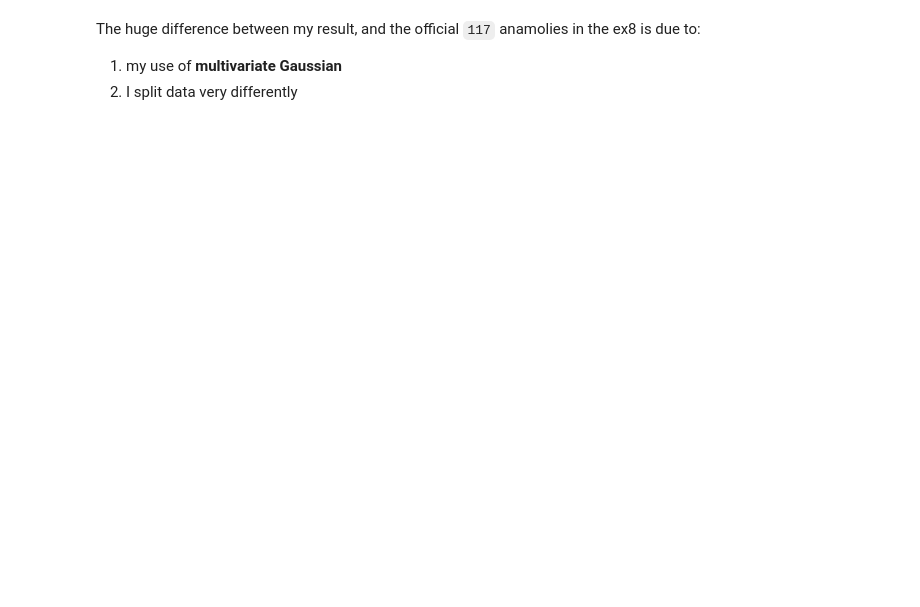
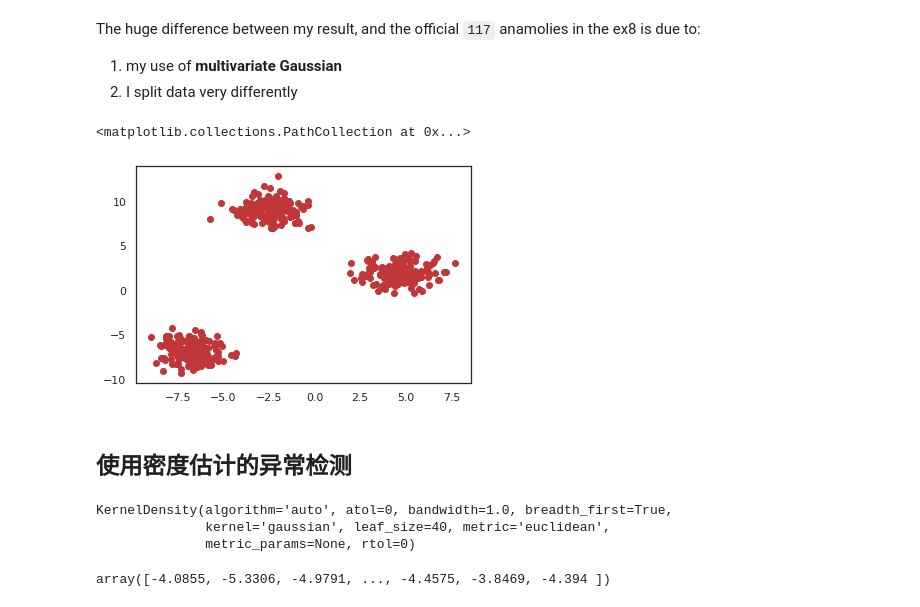
Before and after one commit to Ulysses-WJL/MachineLearning, a Jupyter notebook: 异常检测与推荐系统/1- Anomaly detection.ipynb, the cells around one changed output. Saved outputs shown, nothing was run; the diff lists cells and outputs as text; code cells hidden in the pictures; blank space fills up the shorter version.

```diff
--- a/异常检测与推荐系统/1- Anomaly detection.ipynb
+++ b/异常检测与推荐系统/1- Anomaly detection.ipynb
@@ -309,3 +329,31 @@ find 9 anamolies
 The huge difference between my result, and the official `117` anamolies in the ex8 is due to:
 1. my use of **multivariate Gaussian**
 2. I split data very differently
+# %%
+from sklearn.datasets import make_blobs
+
+X, y = make_blobs(n_features=2, centers=3, n_samples=500, random_state=42)
+# %%
+plt.scatter(X[:, 0], X[:, 1])
+# %% [output]
+<matplotlib.collections.PathCollection at 0x...>
+[figure, added]
+# %% [markdown]
+## 使用密度估计的异常检测
+# %%
+from sklearn.neighbors.kde import KernelDensity
+np.set_printoptions(precision=4, threshold=16, suppress=True)
+
+
+# 使用高斯核密度估计
+kde = KernelDensity(kernel='gaussian')
+kde.fit(X)
+# %% [output]
+KernelDensity(algorithm='auto', atol=0, bandwidth=1.0, breadth_first=True,
+              kernel='gaussian', leaf_size=40, metric='euclidean',
+              metric_params=None, rtol=0)
+# %%
+kde_X = kde.score_samples(X)
+kde_X  # 对数似然, 越小样本越罕见
+# %% [output]
+array([-4.0855, -5.3306, -4.9791, ..., -4.4575, -3.8469, -4.394 ])
```
Also changed, not shown: parts of 19 cells of this notebook, 1 other file.
